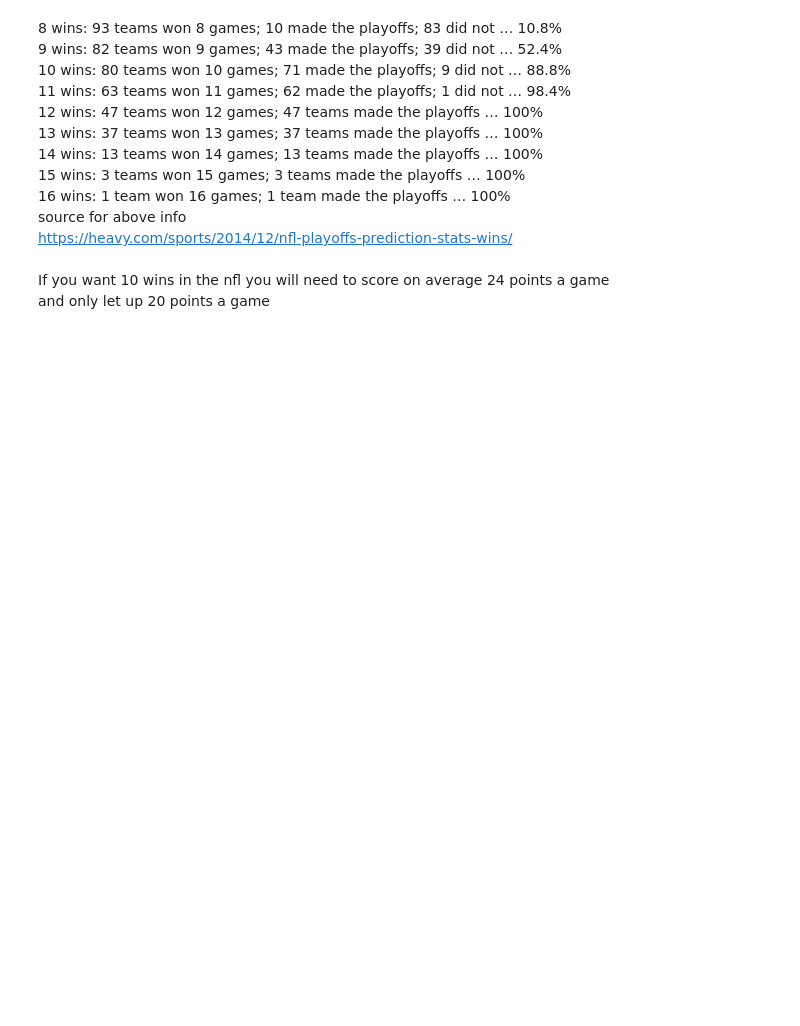
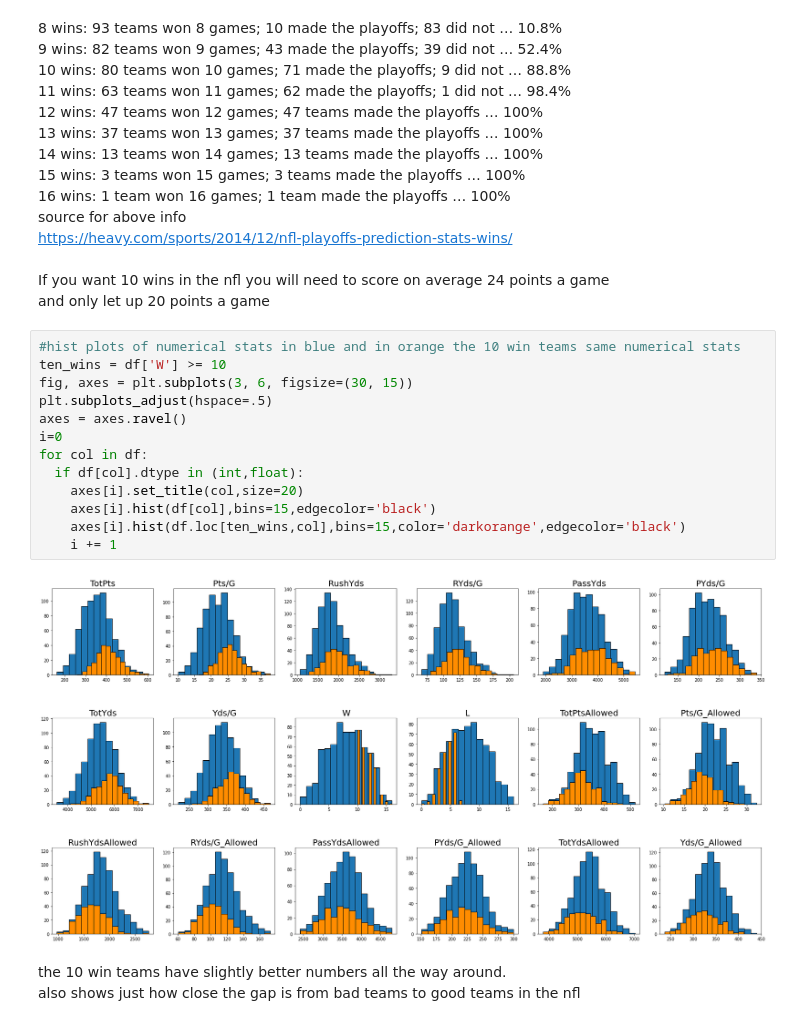
Before and after one commit to ryanba08/nfl_football_data, a Jupyter notebook: football_stats.ipynb, the cells around one changed output. Cells and saved outputs as stored; diff of their text form; blank space fills up the shorter version.

```diff
--- a/football_stats.ipynb
+++ b/football_stats.ipynb
@@ -515,3 +516,21 @@ https://heavy.com/sports/2014/12/nfl-playoffs-prediction-stats-wins/
 <br><br>
 If you want 10 wins in the nfl you will need to score on average 24 points a game<br>
 and only let up 20 points a game
+# %%
+#hist plots of numerical stats in blue and in orange the 10 win teams same numerical stats
+ten_wins = df['W'] >= 10
+fig, axes = plt.subplots(3, 6, figsize=(30, 15))
+plt.subplots_adjust(hspace=.5)
+axes = axes.ravel()
+i=0
+for col in df:
+  if df[col].dtype in (int,float):
+    axes[i].set_title(col,size=20)
+    axes[i].hist(df[col],bins=15,edgecolor='black')
+    axes[i].hist(df.loc[ten_wins,col],bins=15,color='darkorange',edgecolor='black')
+    i += 1
+# %% [output]
+[figure, added]
+# %% [markdown]
+the 10 win teams have slightly better numbers all the way around.<br>
+also shows just how close the gap is from bad teams to good teams in the nfl<br>
```
Also changed, not shown: parts of 4 cells of this notebook.
